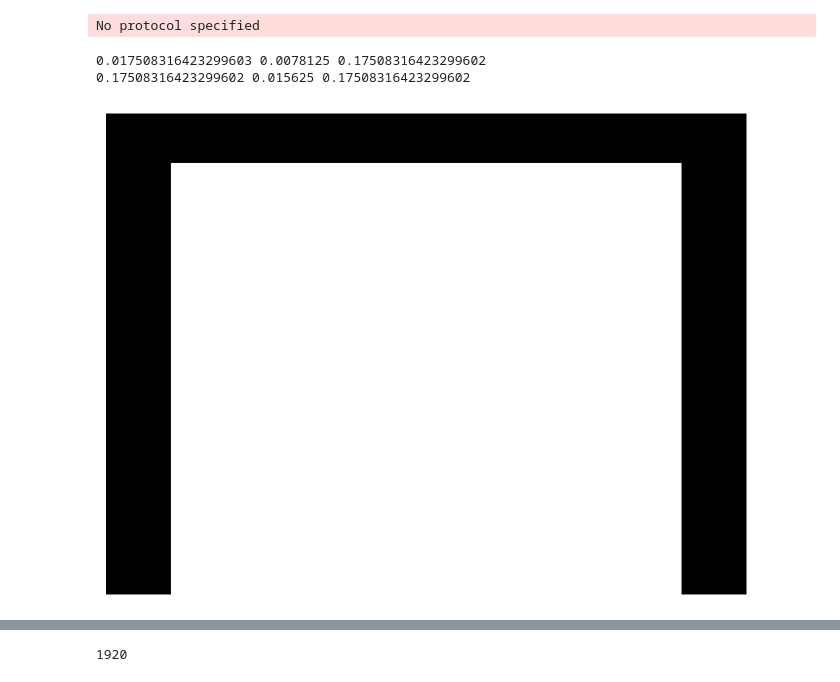
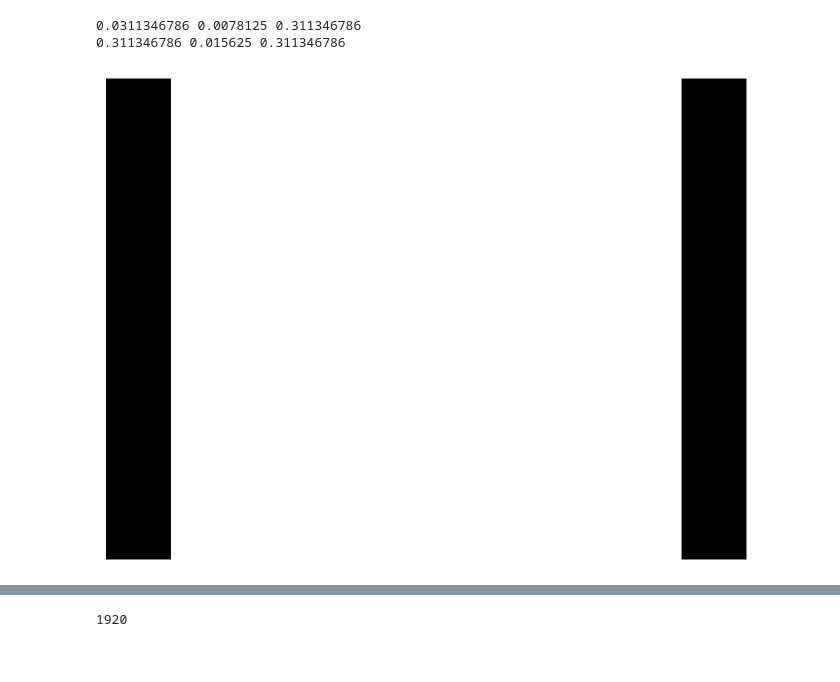
Before and after one commit to bz226/Research-Dedalus, a Jupyter notebook: 2d-AR=64/smooth_moosinesq_ibm.ipynb, the cells around one changed output, grey strips where cells are left out. Cells and saved outputs as stored; diff of their text form; code cells hidden in the pictures.

```diff
--- a/2d-AR=64/smooth_moosinesq_ibm.ipynb
+++ b/2d-AR=64/smooth_moosinesq_ibm.ipynb
@@ -12,7 +12,7 @@ import dedalus.extras.plot_tools as dpt
 
 Lx, Lz = 4,1
 Nx, Nz = 512, 128
-Ra_M = -1e5
+Ra_M = -1e4
 D_0 = 0
 D_H = 1/3
 M_0 = 0
@@ -35,9 +35,8 @@ grid_delta = Lx/Nx
 print(optimal_delta, grid_delta, δ)
 print(10*optimal_delta, grid_delta*2, δ)
 # %% [output]
-No protocol specified
+0.0311346786 0.0078125 0.311346786
+0.311346786 0.015625 0.311346786
-0.017508316423299603 0.0078125 0.17508316423299602
-0.17508316423299602 0.015625 0.17508316423299602
 # %%
 import numpy as np
 import matplotlib.pyplot as plt
@@ -50,32 +49,33 @@ def mountain_shape(x):
 height = mountain_shape(x)
 
 
 plt.figure()
 # plt.fill_between(x, height, color='black')
 
 # Add boundaries
 domain_length = x[-1] - x[0]
 boundary_length = domain_length / 10
 boundary_height = 1  # Adjust this value to change the height of the boundaries
 
 # Left boundary
 plt.fill_between([x[0], x[0] + boundary_length],[0, 0],  [boundary_height, boundary_height], color='black')
 
 # Right boundary
 plt.fill_between([x[-1] - boundary_length, x[-1]], [0, 0], [boundary_height, boundary_height], color='black')
 
-plt.fill_between(x,0.9,1,color='black')
+# plt.fill_between(x,0.9,1,color='black')
 
 plt.xlim(-3, 3)
 plt.ylim(0.01, 1)
 plt.axis('off')
 #remove white space at the edge of the figure
 plt.subplots_adjust(left=0, right=1, top=1, bottom=0)
 
 
 plt.savefig('mountain.jpg', format='jpg', dpi=300)
+# plt.savefig('mountain.jpg', format='jpg',bbox_inches='tight', dpi=300)
 
 
 plt.show()
 # %% [output]
-[figure, old version]
+[figure, new version]
```
Also changed, not shown: parts of 7 cells of this notebook, 13 other files.
